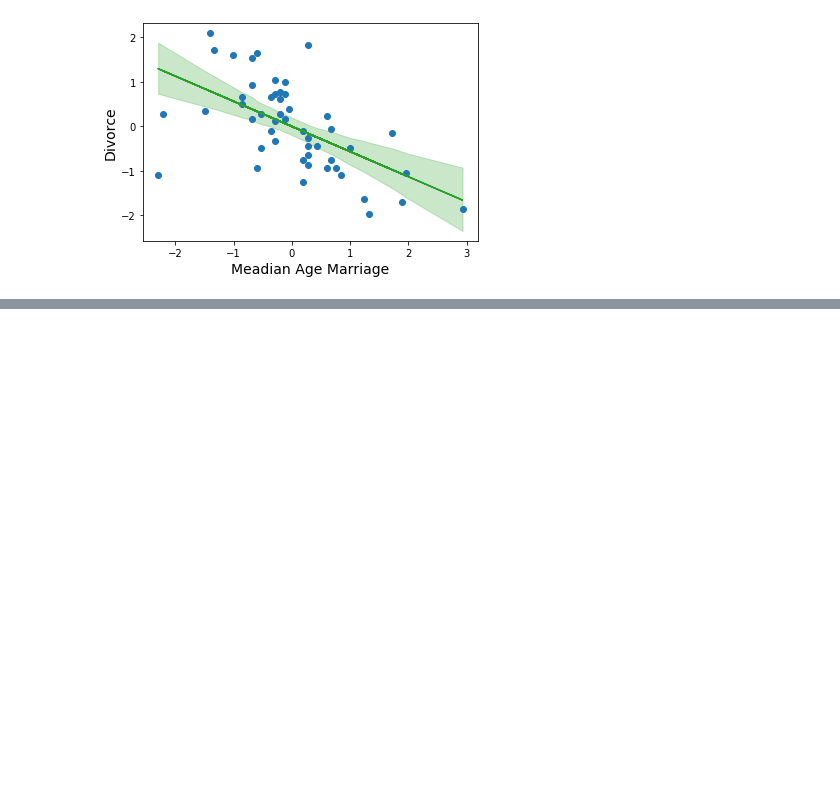
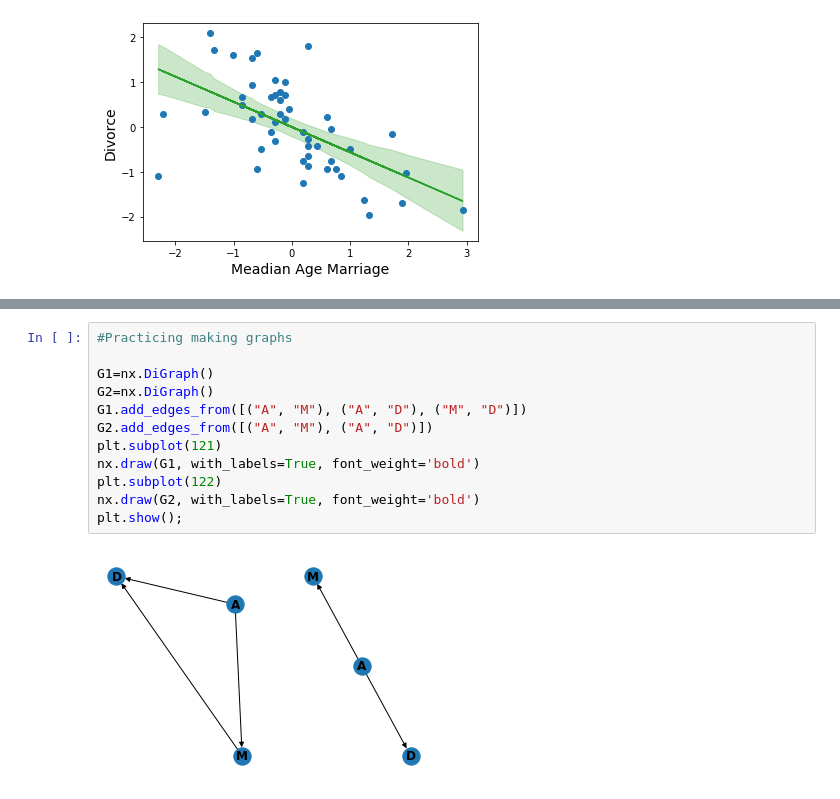
Before and after one commit to mikeviotti/Statistical_Rethinking_MV, a Jupyter notebook: Chapter_5.ipynb, the cells around one changed output, grey strips where cells are left out. Drawn from its saved outputs; the diff is of its cells as text; blank space fills up the shorter version.

```diff
--- a/Chapter_5.ipynb
+++ b/Chapter_5.ipynb
@@ -77,0 +119,14 @@ plt.ylabel('Divorce', fontsize=14);
+# %%
+#Practicing making graphs
+
+G1=nx.DiGraph()
+G2=nx.DiGraph()
+G1.add_edges_from([("A", "M"), ("A", "D"), ("M", "D")])
+G2.add_edges_from([("A", "M"), ("A", "D")])
+plt.subplot(121)
+nx.draw(G1, with_labels=True, font_weight='bold')
+plt.subplot(122)
+nx.draw(G2, with_labels=True, font_weight='bold')
+plt.show();
+# %% [output]
+[figure, added]
```
Also changed, not shown: parts of 12 cells of this notebook.
